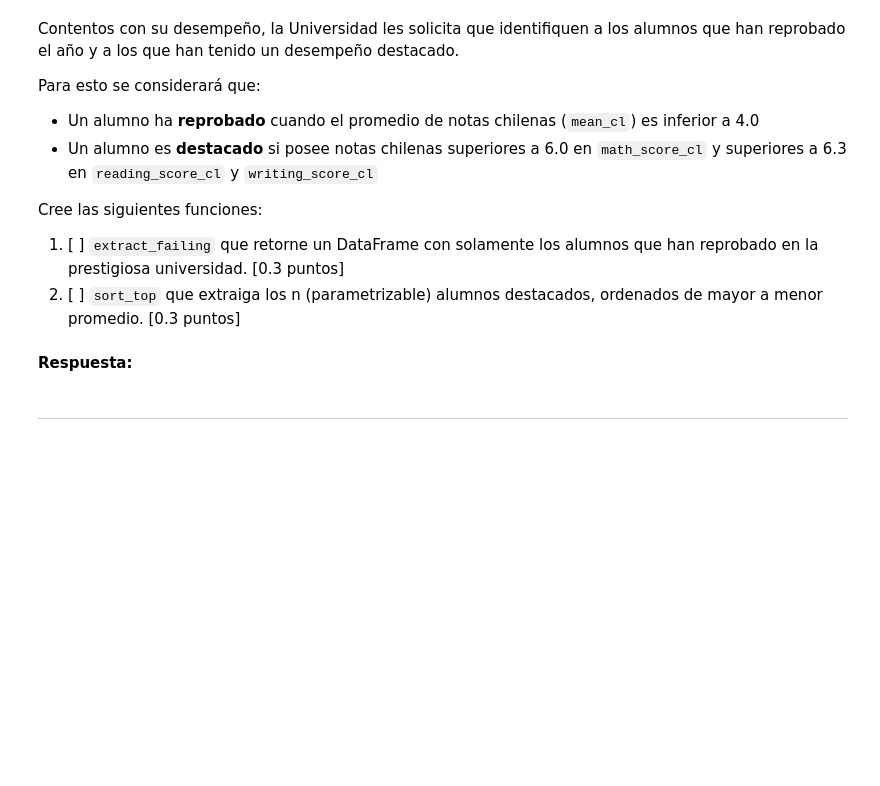
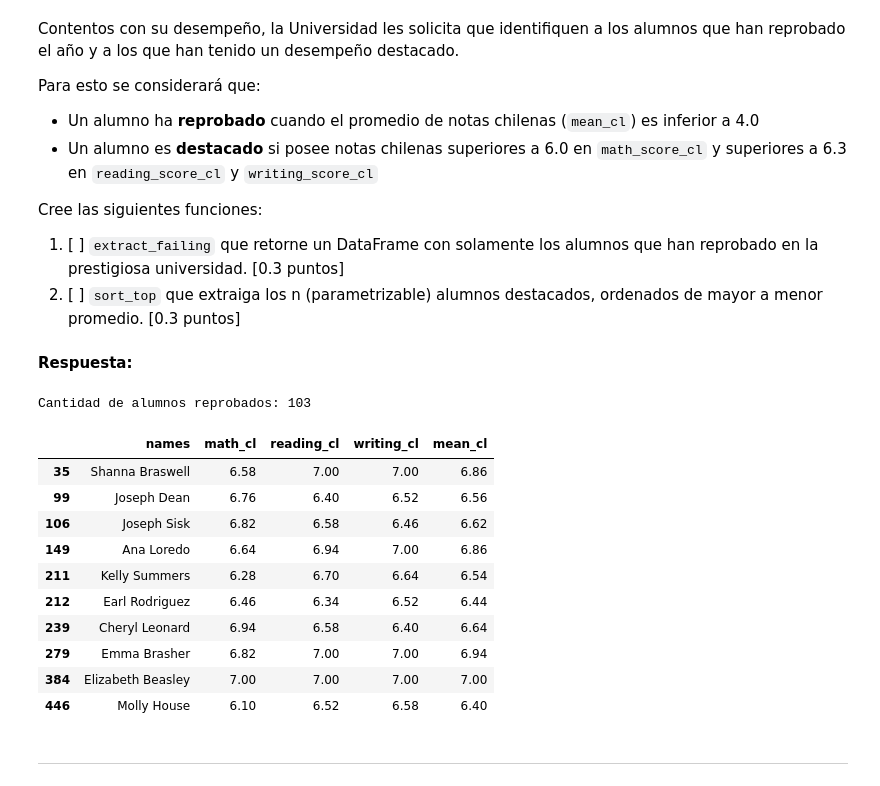
Before and after one commit to tvallejo11/MDS7202, a Jupyter notebook: Laboratorios/Lab_03/Lab3_Enunciado.ipynb, the cells around one changed output. Drawn from its saved outputs; the diff is of its cells as text; code cells hidden in the pictures; blank space fills up the shorter version.

```diff
--- a/Laboratorios/Lab_03/Lab3_Enunciado.ipynb
+++ b/Laboratorios/Lab_03/Lab3_Enunciado.ipynb
@@ -487,2 +510,8 @@ def calculate_average(df: pd.DataFrame) -> pd.Series: ...
 # %%
 # En esta celda ejecuta la función y luego usa indexadores para agregar la nueva columna al dataframe limpio
+# Ejecutamos la función capturando el retorno doble
+mean_series, mean_cl_series = calculate_average(df_cleaned)
+
+# Usamos indexadores para agregar las nuevas columnas al dataframe
+df_cleaned["mean"] = mean_series
+df_cleaned["mean_cl"] = mean_cl_series
@@ -498,6 +534,18 @@ def calculate_average(df: pd.DataFrame) -> pd.Series: ...
 - [ ] Ejecuta la función y luego, usando indexadores apropiados, agrega la columna `rank` al `df_cleaned`.
 # %%
 # En esta celda implementa la operación solicitada
-def rank_students(df: pd.DataFrame) -> pd.Series: ...
+def rank_students(df: pd.DataFrame) -> pd.Series:
+    # ascending=False para que la nota más alta sea el lugar 1
+    serie_rank = df["mean_cl"].rank(ascending=False)
+
+    return serie_rank
 # %%
 # En esta celda ejecuta la función y luego usa indexadores para agregar la nueva columna al dataframe limpio
+# Ejecutamos la función
+rank_results = rank_students(df_cleaned)
+
+# Agrega la columna 'rank' al dataframe
+df_cleaned["rank"] = rank_results
+
+# Ordenamos por rank y mostramos los mejores 10 estudiantes
+display(df_cleaned.sort_values("rank")[["rank", "names", "mean_cl"]].head(10))
@@ -542,8 +609,46 @@ df_failing = extract_failing(df_cleaned)
-# %%
-def sort_top(df: pd.DataFrame, n: int) -> pd.DataFrame: ...
-
-
-df_top_students = sort_top(df_cleaned, n=10)
+# %%
+def extract_failing(df: pd.DataFrame) -> pd.DataFrame:
+    # Filtramos por la columna de promedio chileno
+    df_failing = df[df["mean_cl"] < 4.0]
+
+    return df_failing
+
+
+df_failing = extract_failing(df_cleaned)
+
+print(f"Cantidad de alumnos reprobados: {len(df_failing)}")  # vemos cantiddad de alumnos reprobados
+# %% [output]
+Cantidad de alumnos reprobados: 103
+# %%
+def sort_top(df: pd.DataFrame, n: int) -> pd.DataFrame:
+    # Definimos las 3 condiciones de excelencia
+    cond_math = df["math_cl"] > 6.0
+    cond_reading = df["reading_cl"] > 6.3
+    cond_writing = df["writing_cl"] > 6.3
+
+    # Aplicamos el filtro triple (deben cumplirse TODAS)
+    df_top_students = df[cond_math & cond_reading & cond_writing]
+
+    return df_top_students.head(n)
+
+
+df_top_students = sort_top(df_cleaned, n=10)
+
+display(
+    df_top_students[["names", "math_cl", "reading_cl", "writing_cl", "mean_cl"]]
+)  # mostramos 10 estudiantes destacados (no en orden)
+# %% [output]
+|  | names | math_cl | reading_cl | writing_cl | mean_cl |
+| 35 | Shanna Braswell | 6.58 | 7.00 | 7.00 | 6.86 |
+| 99 | Joseph Dean | 6.76 | 6.40 | 6.52 | 6.56 |
+| 106 | Joseph Sisk | 6.82 | 6.58 | 6.46 | 6.62 |
+| 149 | Ana Loredo | 6.64 | 6.94 | 7.00 | 6.86 |
+| 211 | Kelly Summers | 6.28 | 6.70 | 6.64 | 6.54 |
+| 212 | Earl Rodriguez | 6.46 | 6.34 | 6.52 | 6.44 |
+| 239 | Cheryl Leonard | 6.94 | 6.58 | 6.40 | 6.64 |
+| 279 | Emma Brasher | 6.82 | 7.00 | 7.00 | 6.94 |
+| 384 | Elizabeth Beasley | 7.00 | 7.00 | 7.00 | 7.00 |
+| 446 | Molly House | 6.10 | 6.52 | 6.58 | 6.40 |
 # %% [markdown]
 ---
 # %% [markdown]
```
Also changed, not shown: parts of 20 cells of this notebook.
